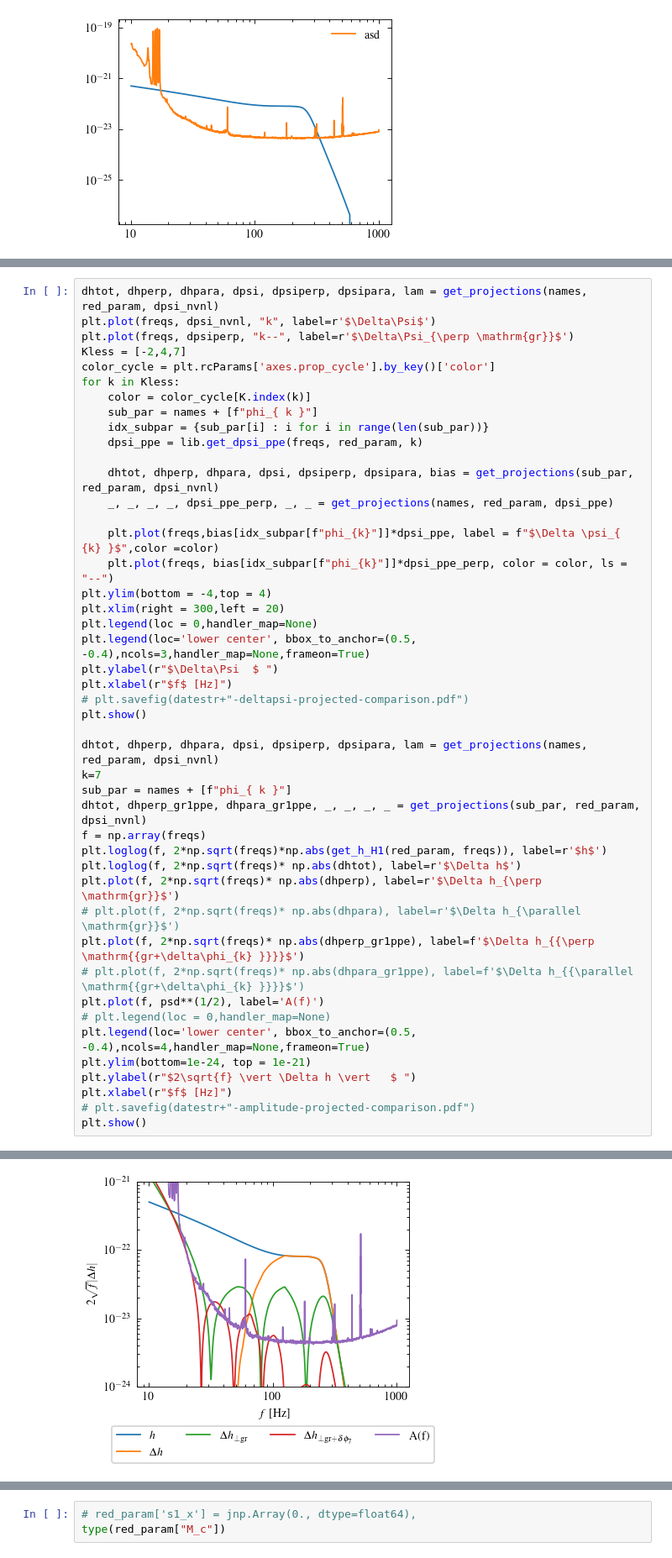
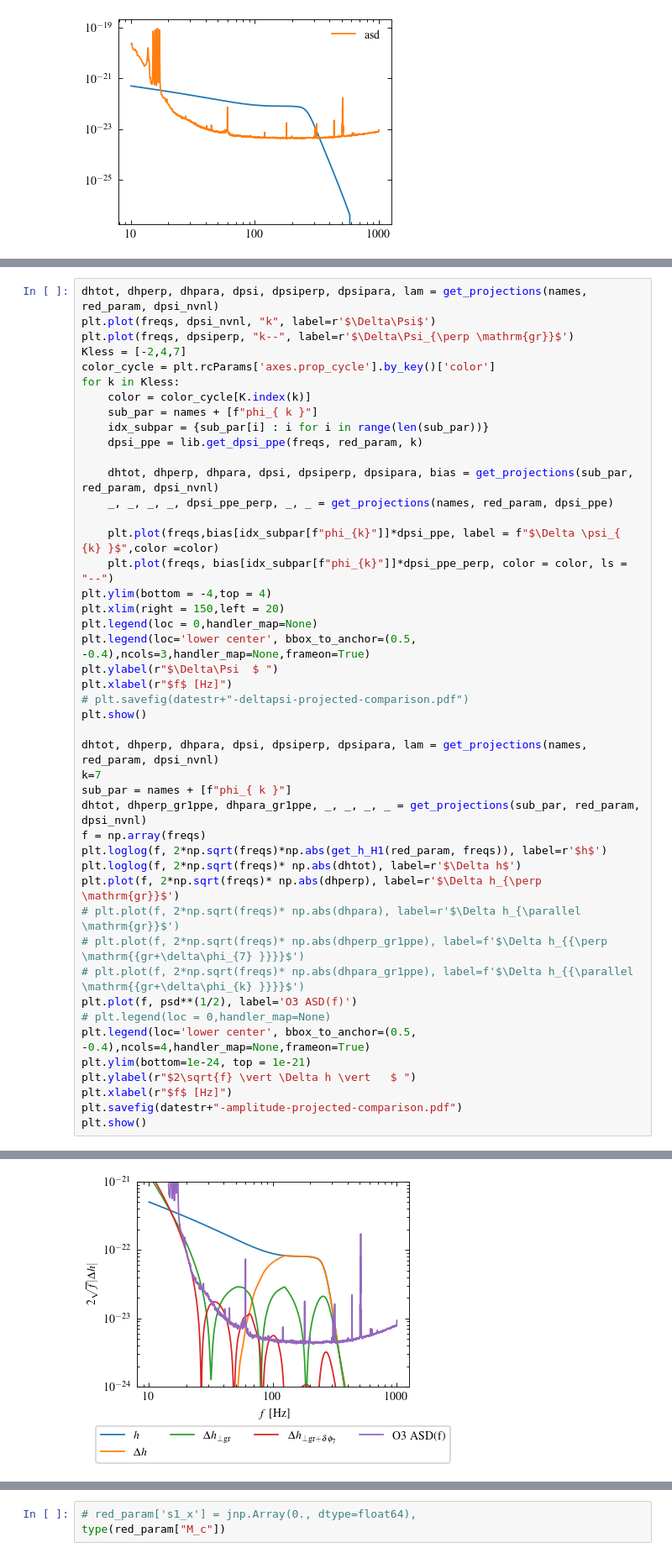
Before and after one commit to BrianCSeymour/geo-tgr, a Jupyter notebook: nvnl-picture-geo.ipynb, the cells around one changed output, grey strips where cells are left out. Shown: that part at 84% size. Saved outputs shown, nothing was run; the diff lists cells and outputs as text.

```diff
--- a/nvnl-picture-geo.ipynb
+++ b/nvnl-picture-geo.ipynb
@@ -329,7 +331,7 @@ for k in Kless:
     plt.plot(freqs,bias[idx_subpar[f"phi_{k}"]]*dpsi_ppe, label = f"$\Delta \psi_{ {k} }$",color =color)
     plt.plot(freqs, bias[idx_subpar[f"phi_{k}"]]*dpsi_ppe_perp, color = color, ls = "--")
 plt.ylim(bottom = -4,top = 4)
-plt.xlim(right = 300,left = 20)
+plt.xlim(right = 150,left = 20)
 plt.legend(loc = 0,handler_map=None)
 plt.legend(loc='lower center', bbox_to_anchor=(0.5, -0.4),ncols=3,handler_map=None,frameon=True)
 plt.ylabel(r"$\Delta\Psi  $ ")
@@ -346,14 +348,14 @@ plt.loglog(f, 2*np.sqrt(freqs)*np.abs(get_h_H1(red_param, freqs)), label=r'$h$')
 plt.loglog(f, 2*np.sqrt(freqs)* np.abs(dhtot), label=r'$\Delta h$')
 plt.plot(f, 2*np.sqrt(freqs)* np.abs(dhperp), label=r'$\Delta h_{\perp \mathrm{gr}}$')
 # plt.plot(f, 2*np.sqrt(freqs)* np.abs(dhpara), label=r'$\Delta h_{\parallel \mathrm{gr}}$')
-plt.plot(f, 2*np.sqrt(freqs)* np.abs(dhperp_gr1ppe), label=f'$\Delta h_{{\perp \mathrm{{gr+\delta\phi_{k} }}}}$')
+# plt.plot(f, 2*np.sqrt(freqs)* np.abs(dhperp_gr1ppe), label=f'$\Delta h_{{\perp \mathrm{{gr+\delta\phi_{7} }}}}$')
 # plt.plot(f, 2*np.sqrt(freqs)* np.abs(dhpara_gr1ppe), label=f'$\Delta h_{{\parallel \mathrm{{gr+\delta\phi_{k} }}}}$')
-plt.plot(f, psd**(1/2), label='A(f)')
+plt.plot(f, psd**(1/2), label='O3 ASD(f)')
 # plt.legend(loc = 0,handler_map=None)
 plt.legend(loc='lower center', bbox_to_anchor=(0.5, -0.4),ncols=4,handler_map=None,frameon=True)
 plt.ylim(bottom=1e-24, top = 1e-21)
 plt.ylabel(r"$2\sqrt{f} \vert \Delta h \vert   $ ")
 plt.xlabel(r"$f$ [Hz]")
-# plt.savefig(datestr+"-amplitude-projected-comparison.pdf")
+plt.savefig(datestr+"-amplitude-projected-comparison.pdf")
 plt.show()
 # %% [output]
@@ -361,4 +363,4 @@ plt.show()
-[figure, old version]
+[figure, new version]
 # %%
 from jimgw.detector import H1, L1, V1
 from jimgw.waveform import RippleIMRPhenomPv2, RippleIMRPhenomD
```
Also changed, not shown: parts of 8 cells of this notebook, 19 other files.
